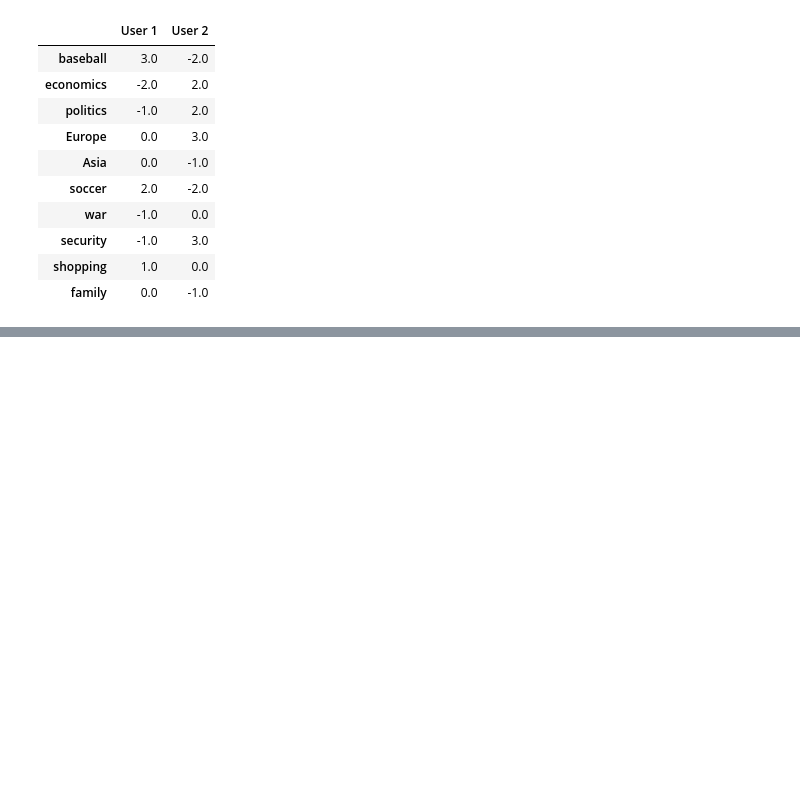
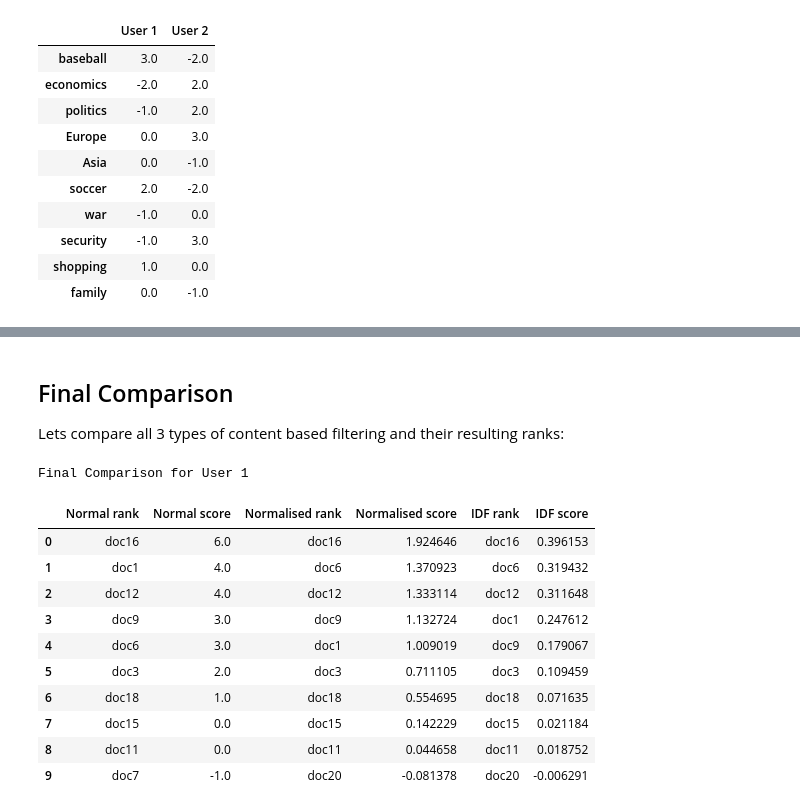
Before and after one commit to caiomiyashiro/RecommenderSystemsNotebooks, a Jupyter notebook: Month 1 Part III - Content Based Recommendation.ipynb, the cells around one changed output, grey strips where cells are left out. Saved outputs shown, nothing was run; the diff lists cells and outputs as text; code cells hidden in the pictures; blank space fills up the shorter version.

```diff
--- a/Month 1 Part III - Content Based Recommendation.ipynb
+++ b/Month 1 Part III - Content Based Recommendation.ipynb
@@ -85,0 +155,4 @@ userTastes
+# %%
+norm_userTastes = userReviews.apply(lambda col : getTasteVector(col, norm_docsTopics))
+print("New normalised users' taste vectors")
+norm_userTastes
@@ -85,0 +172,3 @@ userTastes
+# %%
+norm_docScores = norm_userTastes.apply(lambda norm_userTastes: getDocScores(norm_userTastes, norm_docsTopics))
+norm_docScores.head()
@@ -85,0 +261,3 @@ userTastes
+# %%
+IDF = norm_docsTopics.apply(lambda col: 1/np.sum(col != 0))
+IDF
@@ -85,0 +278,12 @@ userTastes
+# %%
+def dot_product3(par1, par2, par3):
+    result = 0
+    for i in range(len(par1)):
+        result += par1[i] * par2[i] * par3[i]
+    return result
+
+def TF_IDF_scores(norm_docsTopics, IDF, userTasteVector):
+    return norm_docsTopics.apply(lambda row: dot_product3(row, IDF, userTasteVector), axis=1)
+
+finalScores = norm_userTastes.apply(lambda userVector: TF_IDF_scores(norm_docsTopics, IDF, userVector))
+finalScores.head()
@@ -85,0 +322,29 @@ userTastes
+# %% [markdown]
+## Final Comparison
+
+Lets compare all 3 types of content based filtering and their resulting ranks:
+# %%
+print('Final Comparison for User 1')
+m1 = docScores.sort_values('User 1', ascending=False)['User 1'].head(10)
+m2 = norm_docScores.sort_values('User 1', ascending=False)['User 1'].head(10)
+m3 = finalScores.sort_values('User 1', ascending=False)['User 1'].head(10)
+finalDFUser1 = pd.DataFrame({'Normal rank':m1.index, 'Normal score':m1.values,
+                            'Normalised rank':m2.index, 'Normalised score':m2.values,
+                            'IDF rank':m3.index, 'IDF score':m3.values})
+finalDFUser1 = finalDFUser1[['Normal rank','Normal score',
+                            'Normalised rank', 'Normalised score',
+                            'IDF rank', 'IDF score']]
+finalDFUser1
+# %% [output]
+Final Comparison for User 1
+|  | Normal rank | Normal score | Normalised rank | Normalised score | IDF rank | IDF score |
+| 0 | doc16 | 6.0 | doc16 | 1.924646 | doc16 | 0.396153 |
+| 1 | doc1 | 4.0 | doc6 | 1.370923 | doc6 | 0.319432 |
+| 2 | doc12 | 4.0 | doc12 | 1.333114 | doc12 | 0.311648 |
+| 3 | doc9 | 3.0 | doc9 | 1.132724 | doc1 | 0.247612 |
+| 4 | doc6 | 3.0 | doc1 | 1.009019 | doc9 | 0.179067 |
+| 5 | doc3 | 2.0 | doc3 | 0.711105 | doc3 | 0.109459 |
+| 6 | doc18 | 1.0 | doc18 | 0.554695 | doc18 | 0.071635 |
+| 7 | doc15 | 0.0 | doc15 | 0.142229 | doc15 | 0.021184 |
+| 8 | doc11 | 0.0 | doc11 | 0.044658 | doc11 | 0.018752 |
+| 9 | doc7 | -1.0 | doc20 | -0.081378 | doc20 | -0.006291 |
```
Also changed, not shown: parts of 30 cells of this notebook, 5 other files.
